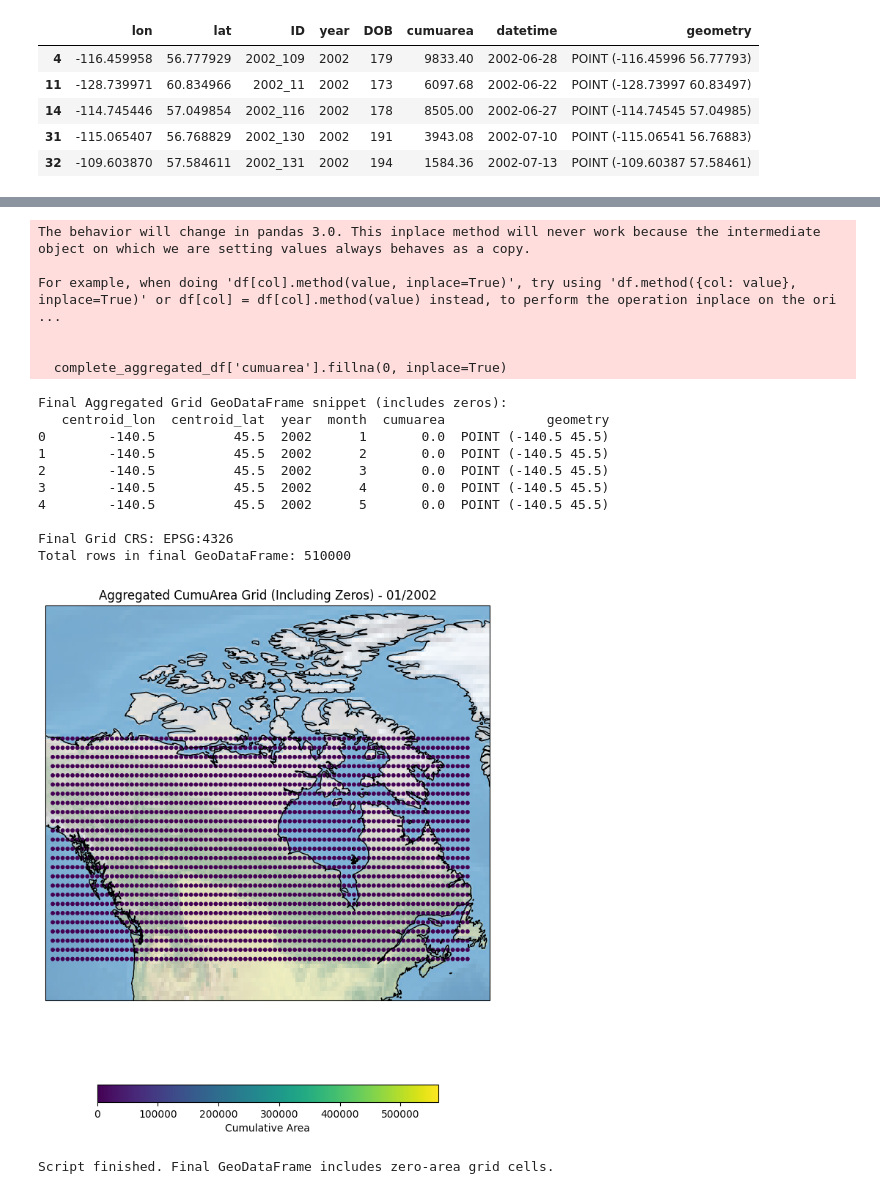
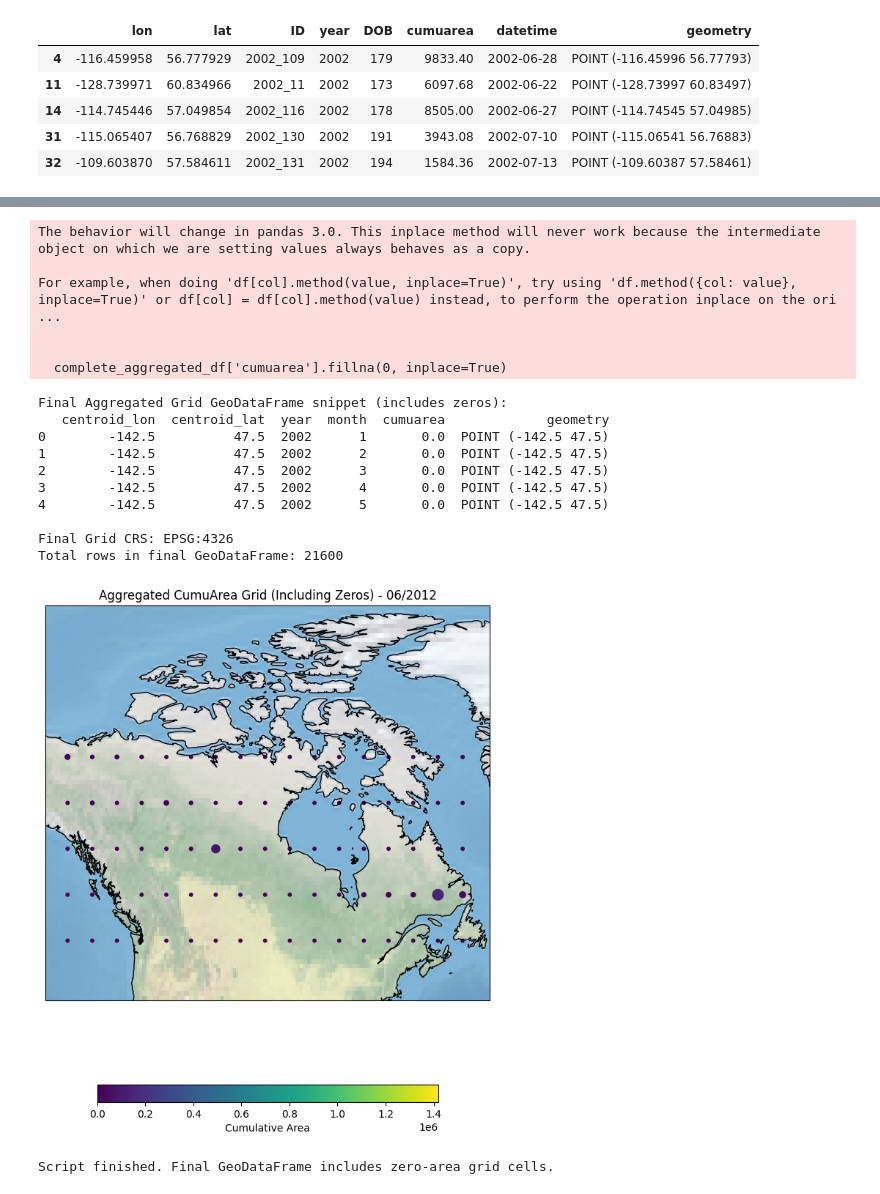
Before and after one commit to faehdy/Space_Data_Kernel, a Jupyter notebook: Grace/Project/src/preprocessing/Wildfire_preprocessing.ipynb, the cells around one changed output, grey strips where cells are left out. Drawn from its saved outputs; the diff is of its cells as text; code cells hidden in the pictures.

```diff
--- a/Grace/Project/src/preprocessing/Wildfire_preprocessing.ipynb
+++ b/Grace/Project/src/preprocessing/Wildfire_preprocessing.ipynb
@@ -90,8 +90,8 @@ print("Original GeoDataFrame snippet:")
 print(gdf.head())
 print(f"\nOriginal CRS: {gdf.crs}")
 
-# --- 1. Define Grid Resolution and Calculate Centroid Offset ---
-grid_res = 1
+#*** --- 1. Define Grid Resolution and Calculate Centroid Offset --- ***
+grid_res = 5
 centroid_offset = grid_res / 2.0  # 0.125
 
 # --- 2. Calculate Target Grid Centroid for Each *Existing* Point ---
@@ -197,8 +197,8 @@ print(f"Total rows in final GeoDataFrame: {len(grid_gdf)}")
 #* --- Optional: Visualization ---
 
 # Filter for a specific month/year for clarity
-plot_year = 2002 # Example year from original data
-plot_month = 1 # Example month
+plot_year = 2012 # Example year from original data
+plot_month = 6 # Example month
 
 # Filter the *complete* grid data
 plot_data = grid_gdf[(grid_gdf['year'] == plot_year) & (grid_gdf['month'] == plot_month)]
@@ -257,10 +257,8 @@ os.makedirs(output_dir, exist_ok=True)
 
 # Consider saving smaller chunks if the full dataset is very large
 grid_gdf.to_file(os.path.join(output_dir, "aggregated_wildfire_grid_complete_1deg_w0.gpkg"), driver="GPKG")
-# Saving to CSV might be very large now
-# grid_gdf.to_csv(os.path.join(output_dir,"aggregated_wildfire_grid_complete.csv"), index=False)
-# Shapefile has limitations (column name length, etc.) - GPKG is often better
-# grid_gdf.to_file("aggregated_grid_complete.shp")
+grid_gdf.to_csv(os.path.join(output_dir, "aggregated_wildfire_grid_complete_1deg_w0.csv"), index=False)
+
 
 print("\nScript finished. Final GeoDataFrame includes zero-area grid cells.")
 # %% [output]
@@ -284,18 +282,18 @@ Original GeoDataFrame snippet:
 The behavior will change in pandas 3.0. This inplace method will never work because the intermediate object on which we are setting values always behaves as a copy.
 
 For example, when doing 'df[col].method(value, inplace=True)', try using 'df.method({col: value}, inplace=True)' or df[col] = df[col].method(value) instead, to perform the operation inplace on the ori ...
 
 
   complete_aggregated_df['cumuarea'].fillna(0, inplace=True)
 Final Aggregated Grid GeoDataFrame snippet (includes zeros):
    centroid_lon  centroid_lat  year  month  cumuarea             geometry
-0        -140.5          45.5  2002      1       0.0  POINT (-140.5 45.5)
-1        -140.5          45.5  2002      2       0.0  POINT (-140.5 45.5)
-2        -140.5          45.5  2002      3       0.0  POINT (-140.5 45.5)
-3        -140.5          45.5  2002      4       0.0  POINT (-140.5 45.5)
-4        -140.5          45.5  2002      5       0.0  POINT (-140.5 45.5)
+0        -142.5          47.5  2002      1       0.0  POINT (-142.5 47.5)
+1        -142.5          47.5  2002      2       0.0  POINT (-142.5 47.5)
+2        -142.5          47.5  2002      3       0.0  POINT (-142.5 47.5)
+3        -142.5          47.5  2002      4       0.0  POINT (-142.5 47.5)
+4        -142.5          47.5  2002      5       0.0  POINT (-142.5 47.5)
 
 Final Grid CRS: EPSG:4326
-Total rows in final GeoDataFrame: 510000
+Total rows in final GeoDataFrame: 21600
-[figure, old version]
+[figure, new version]
 Script finished. Final GeoDataFrame includes zero-area grid cells.
```
Also changed, not shown: parts of 1 cell of this notebook.
